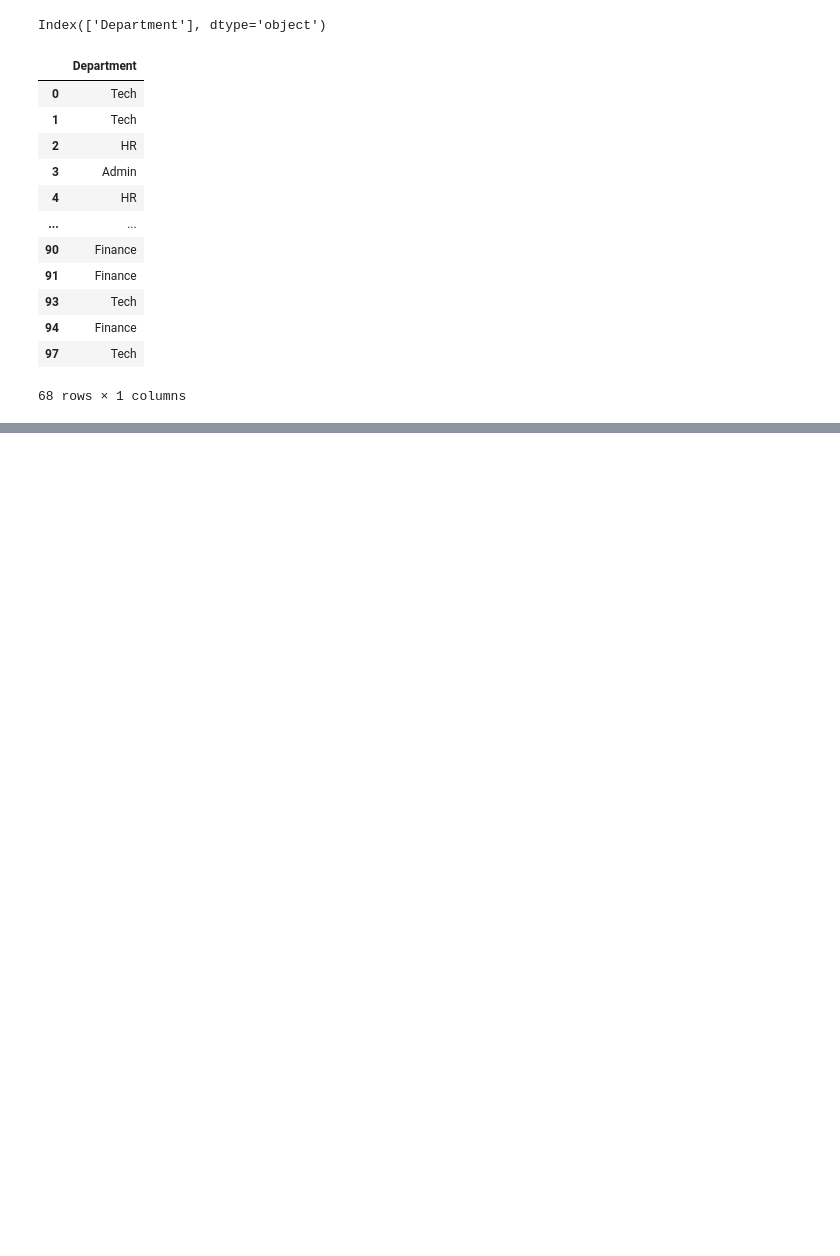
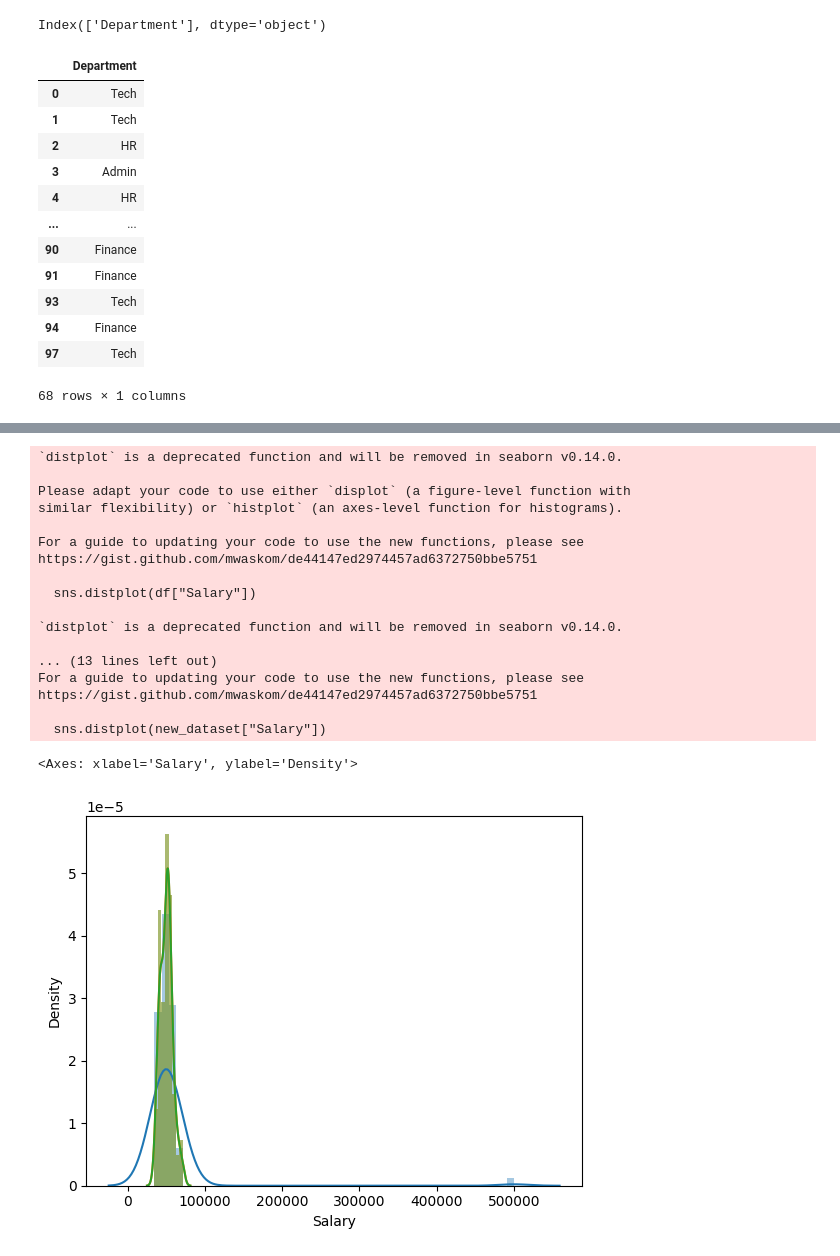
Before and after one commit to Jenil020/python, a Jupyter notebook: ML.ipynb, the cells around one changed output, grey strips where cells are left out. Saved outputs shown, nothing was run; the diff lists cells and outputs as text; code cells hidden in the pictures; blank space fills up the shorter version.

```diff
--- a/ML.ipynb
+++ b/ML.ipynb
@@ -112,0 +215,34 @@ display(df[categorical_columns])
+# %%
+#Remove Outliers with z score
+sns.distplot(df["Salary"])
+#min = mean - 3rd std. deviation , max = mean + 3rd std deviation
+min = df["Salary"].mean() - 3*df["Salary"].std()
+max = df["Salary"].mean() + 3*df["Salary"].std()
+new_dataset = df[df['Salary']<=max]
+new_dataset = new_dataset[new_dataset['Salary']>=min]
+sns.distplot(new_dataset["Salary"])
+
+#Outlier removal with zscore
+z_score = (df["Salary"]-df["Salary"].mean())/df["Salary"].std()
+new_dataset = df[(z_score <= 3) & (z_score >= -3)]
+sns.distplot(new_dataset["Salary"])
+# %% [output]
+`distplot` is a deprecated function and will be removed in seaborn v0.14.0.
+
+Please adapt your code to use either `displot` (a figure-level function with
+similar flexibility) or `histplot` (an axes-level function for histograms).
+
+For a guide to updating your code to use the new functions, please see
+https://gist.github.com/mwaskom/de44147ed2974457ad6372750bbe5751
+
+  sns.distplot(df["Salary"])
+
+`distplot` is a deprecated function and will be removed in seaborn v0.14.0.
+
+... (13 lines left out)
+For a guide to updating your code to use the new functions, please see
+https://gist.github.com/mwaskom/de44147ed2974457ad6372750bbe5751
+
+  sns.distplot(new_dataset["Salary"])
+<Axes: xlabel='Salary', ylabel='Density'>
+[figure, added]
```
Also changed, not shown: parts of 6 cells of this notebook.
